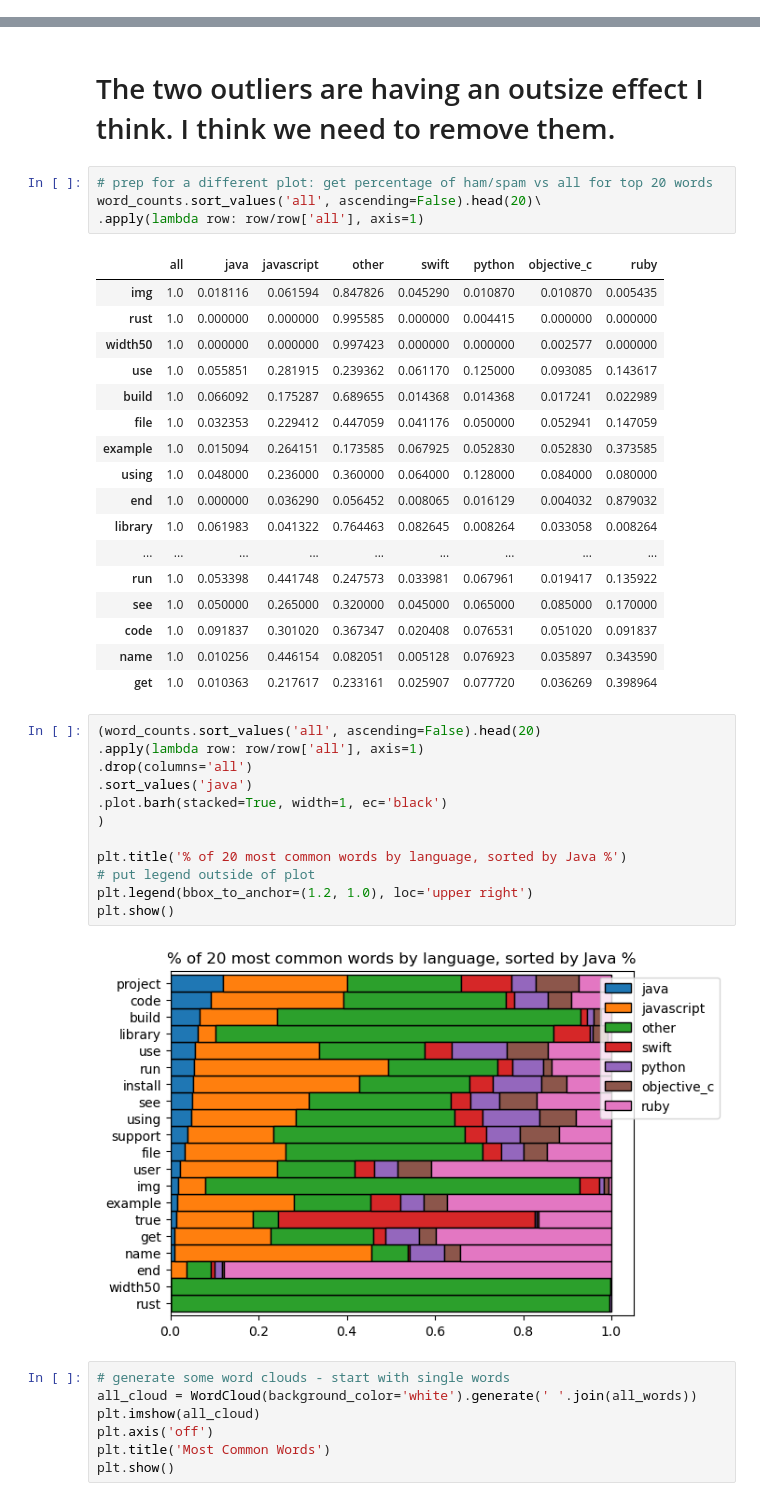
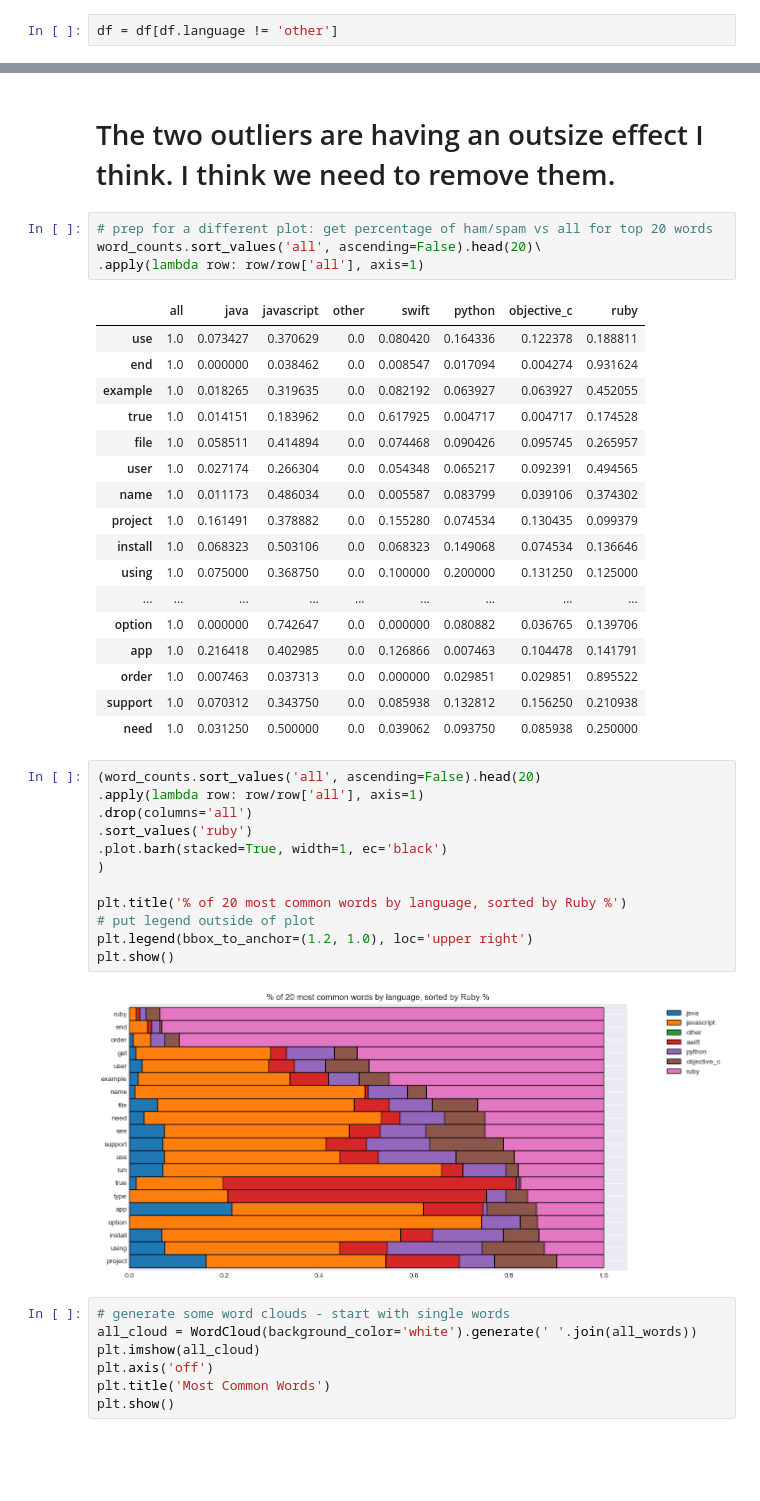
Before and after one commit to Keila-Camarillo/nlp_most_starred_repos, a Jupyter notebook: corey_explore.ipynb, the cells around one changed output, grey strips where cells are left out. Saved outputs shown, nothing was run; the diff lists cells and outputs as text; blank space fills up the shorter version.

```diff
--- a/corey_explore.ipynb
+++ b/corey_explore.ipynb
@@ -175,6 +218,8 @@ df.language.unique()
 # %% [output]
 array(['Java', 'JavaScript', 'other', 'Swift', 'Python', 'Objective-C',
        'Ruby'], dtype=object)
+# %%
+df = df[df.language != 'other']
 # %%
 # join words from all language categories together into one string, then split into list of words
 java_words = ' '.join(df[df.language == 'Java'].lemmatized).split()
@@ -300,36 +345,36 @@ word_counts.sort_values('all', ascending=False).head(20)\
 .apply(lambda row: row/row['all'], axis=1)
 # %% [output]
 |  | all | java | javascript | other | swift | python | objective_c | ruby |
-| img | 1.0 | 0.018116 | 0.061594 | 0.847826 | 0.045290 | 0.010870 | 0.010870 | 0.005435 |
-| rust | 1.0 | 0.000000 | 0.000000 | 0.995585 | 0.000000 | 0.004415 | 0.000000 | 0.000000 |
-| width50 | 1.0 | 0.000000 | 0.000000 | 0.997423 | 0.000000 | 0.000000 | 0.002577 | 0.000000 |
-| use | 1.0 | 0.055851 | 0.281915 | 0.239362 | 0.061170 | 0.125000 | 0.093085 | 0.143617 |
-| build | 1.0 | 0.066092 | 0.175287 | 0.689655 | 0.014368 | 0.014368 | 0.017241 | 0.022989 |
-| file | 1.0 | 0.032353 | 0.229412 | 0.447059 | 0.041176 | 0.050000 | 0.052941 | 0.147059 |
-| example | 1.0 | 0.015094 | 0.264151 | 0.173585 | 0.067925 | 0.052830 | 0.052830 | 0.373585 |
-| using | 1.0 | 0.048000 | 0.236000 | 0.360000 | 0.064000 | 0.128000 | 0.084000 | 0.080000 |
-| end | 1.0 | 0.000000 | 0.036290 | 0.056452 | 0.008065 | 0.016129 | 0.004032 | 0.879032 |
-| library | 1.0 | 0.061983 | 0.041322 | 0.764463 | 0.082645 | 0.008264 | 0.033058 | 0.008264 |
+| use | 1.0 | 0.073427 | 0.370629 | 0.0 | 0.080420 | 0.164336 | 0.122378 | 0.188811 |
+| end | 1.0 | 0.000000 | 0.038462 | 0.0 | 0.008547 | 0.017094 | 0.004274 | 0.931624 |
+| example | 1.0 | 0.018265 | 0.319635 | 0.0 | 0.082192 | 0.063927 | 0.063927 | 0.452055 |
+| true | 1.0 | 0.014151 | 0.183962 | 0.0 | 0.617925 | 0.004717 | 0.004717 | 0.174528 |
+| file | 1.0 | 0.058511 | 0.414894 | 0.0 | 0.074468 | 0.090426 | 0.095745 | 0.265957 |
+| user | 1.0 | 0.027174 | 0.266304 | 0.0 | 0.054348 | 0.065217 | 0.092391 | 0.494565 |
+| name | 1.0 | 0.011173 | 0.486034 | 0.0 | 0.005587 | 0.083799 | 0.039106 | 0.374302 |
+| project | 1.0 | 0.161491 | 0.378882 | 0.0 | 0.155280 | 0.074534 | 0.130435 | 0.099379 |
+| install | 1.0 | 0.068323 | 0.503106 | 0.0 | 0.068323 | 0.149068 | 0.074534 | 0.136646 |
+| using | 1.0 | 0.075000 | 0.368750 | 0.0 | 0.100000 | 0.200000 | 0.131250 | 0.125000 |
 | ... | ... | ... | ... | ... | ... | ... | ... | ... |
-| run | 1.0 | 0.053398 | 0.441748 | 0.247573 | 0.033981 | 0.067961 | 0.019417 | 0.135922 |
-| see | 1.0 | 0.050000 | 0.265000 | 0.320000 | 0.045000 | 0.065000 | 0.085000 | 0.170000 |
-| code | 1.0 | 0.091837 | 0.301020 | 0.367347 | 0.020408 | 0.076531 | 0.051020 | 0.091837 |
-| name | 1.0 | 0.010256 | 0.446154 | 0.082051 | 0.005128 | 0.076923 | 0.035897 | 0.343590 |
-| get | 1.0 | 0.010363 | 0.217617 | 0.233161 | 0.025907 | 0.077720 | 0.036269 | 0.398964 |
+| option | 1.0 | 0.000000 | 0.742647 | 0.0 | 0.000000 | 0.080882 | 0.036765 | 0.139706 |
+| app | 1.0 | 0.216418 | 0.402985 | 0.0 | 0.126866 | 0.007463 | 0.104478 | 0.141791 |
+| order | 1.0 | 0.007463 | 0.037313 | 0.0 | 0.000000 | 0.029851 | 0.029851 | 0.895522 |
+| support | 1.0 | 0.070312 | 0.343750 | 0.0 | 0.085938 | 0.132812 | 0.156250 | 0.210938 |
+| need | 1.0 | 0.031250 | 0.500000 | 0.0 | 0.039062 | 0.093750 | 0.085938 | 0.250000 |
 # %%
 (word_counts.sort_values('all', ascending=False).head(20)
 .apply(lambda row: row/row['all'], axis=1)
 .drop(columns='all')
-.sort_values('java')
+.sort_values('ruby')
 .plot.barh(stacked=True, width=1, ec='black')
 )
 
-plt.title('% of 20 most common words by language, sorted by Java %')
+plt.title('% of 20 most common words by language, sorted by Ruby %')
 # put legend outside of plot
 plt.legend(bbox_to_anchor=(1.2, 1.0), loc='upper right')
 plt.show()
 # %% [output]
-[figure, old version]
+[figure, new version]
 # %%
 # generate some word clouds - start with single words
 all_cloud = WordCloud(background_color='white').generate(' '.join(all_words))
```
Also changed, not shown: parts of 7 cells of this notebook, 1 other file.
